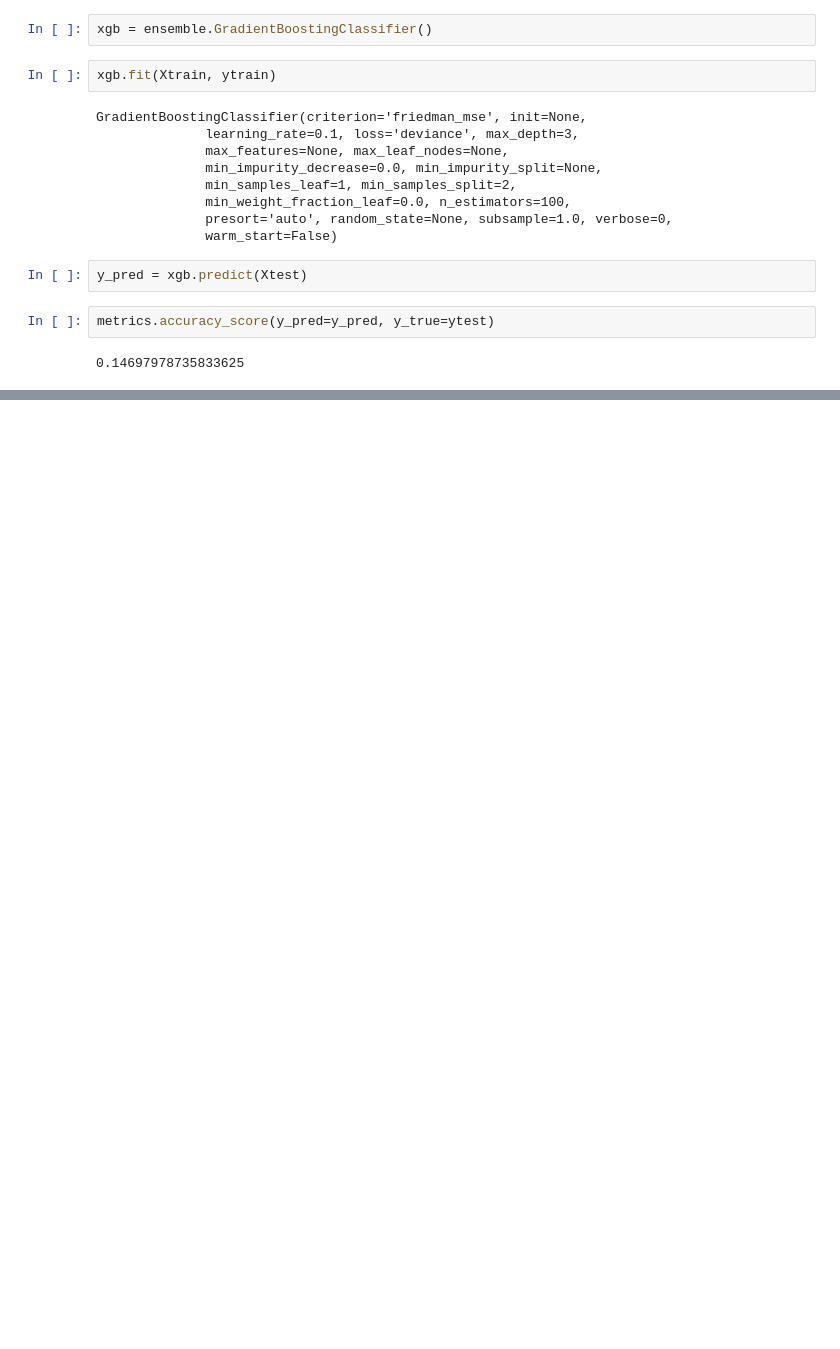
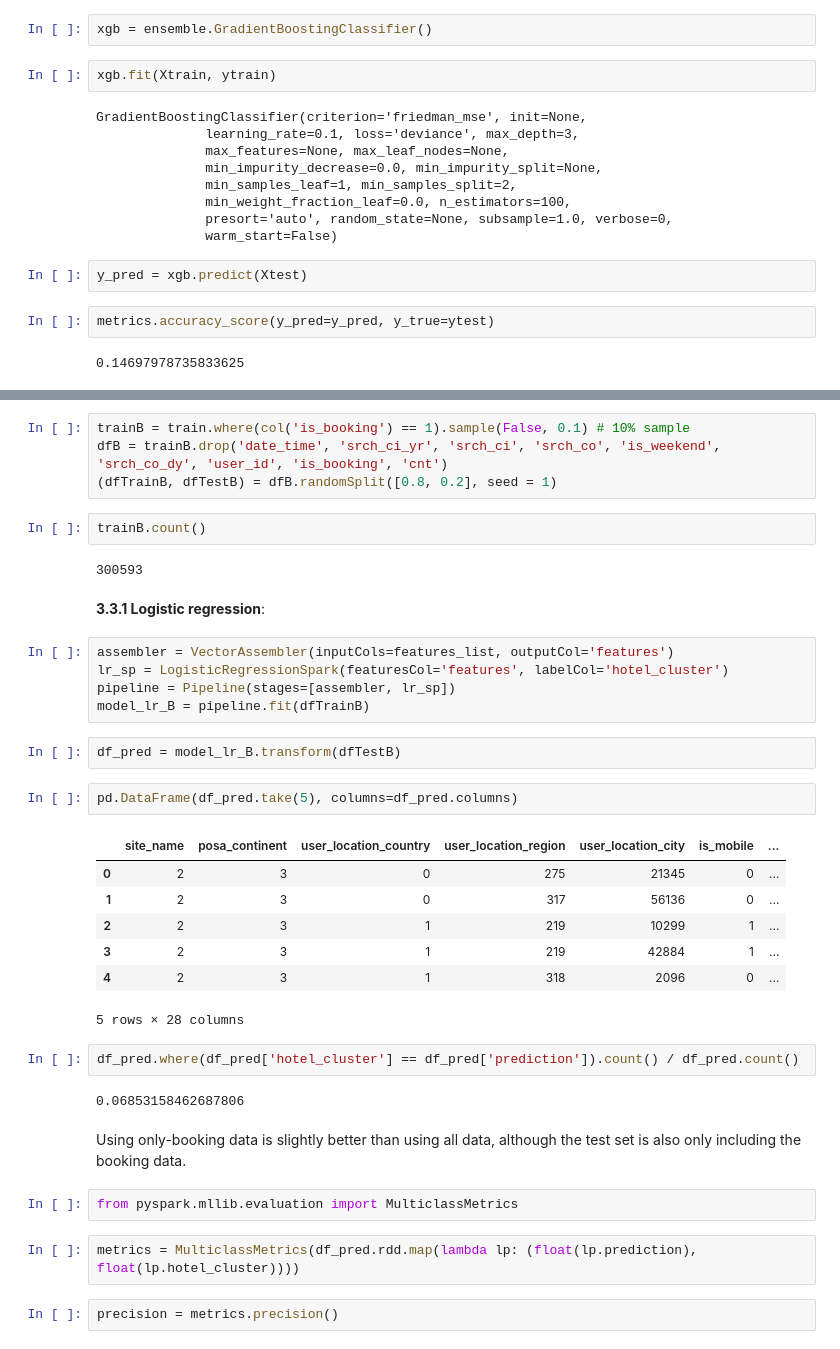
Before and after one commit to hamedrazavi/expedia_hotel_recommendations, a Jupyter notebook: expedia_hotel_recommendataions.ipynb, the cells around one changed output, grey strips where cells are left out. Drawn from its saved outputs; the diff is of its cells as text; blank space fills up the shorter version.

```diff
--- a/expedia_hotel_recommendataions.ipynb
+++ b/expedia_hotel_recommendataions.ipynb
@@ -627,0 +771,39 @@ metrics.accuracy_score(y_pred=y_pred, y_true=ytest)
+# %%
+trainB = train.where(col('is_booking') == 1).sample(False, 0.1) # 10% sample
+dfB = trainB.drop('date_time', 'srch_ci_yr', 'srch_ci', 'srch_co', 'is_weekend', 'srch_co_dy', 'user_id', 'is_booking', 'cnt')
+(dfTrainB, dfTestB) = dfB.randomSplit([0.8, 0.2], seed = 1)
+# %%
+trainB.count()
+# %% [output]
+300593
+# %% [markdown]
+**3.3.1 Logistic regression**:
+# %%
+assembler = VectorAssembler(inputCols=features_list, outputCol='features')
+lr_sp = LogisticRegressionSpark(featuresCol='features', labelCol='hotel_cluster')
+pipeline = Pipeline(stages=[assembler, lr_sp])
+model_lr_B = pipeline.fit(dfTrainB)
+# %%
+df_pred = model_lr_B.transform(dfTestB)
+# %%
+pd.DataFrame(df_pred.take(5), columns=df_pred.columns)
+# %% [output]
+|  | site_name | posa_continent | user_location_country | user_location_region | user_location_city | is_mobile | ... |
+| 0 | 2 | 3 | 0 | 275 | 21345 | 0 | ... |
+| 1 | 2 | 3 | 0 | 317 | 56136 | 0 | ... |
+| 2 | 2 | 3 | 1 | 219 | 10299 | 1 | ... |
+| 3 | 2 | 3 | 1 | 219 | 42884 | 1 | ... |
+| 4 | 2 | 3 | 1 | 318 | 2096 | 0 | ... |
+5 rows × 28 columns
+# %%
+df_pred.where(df_pred['hotel_cluster'] == df_pred['prediction']).count() / df_pred.count()
+# %% [output]
+0.06853158462687806
+# %% [markdown]
+Using only-booking data is slightly better than using all data, although the test set is also only including the booking data.
+# %%
+from pyspark.mllib.evaluation import MulticlassMetrics
+# %%
+metrics = MulticlassMetrics(df_pred.rdd.map(lambda lp: (float(lp.prediction), float(lp.hotel_cluster))))
+# %%
+precision = metrics.precision()
```
Also changed, not shown: parts of 70 cells of this notebook.
